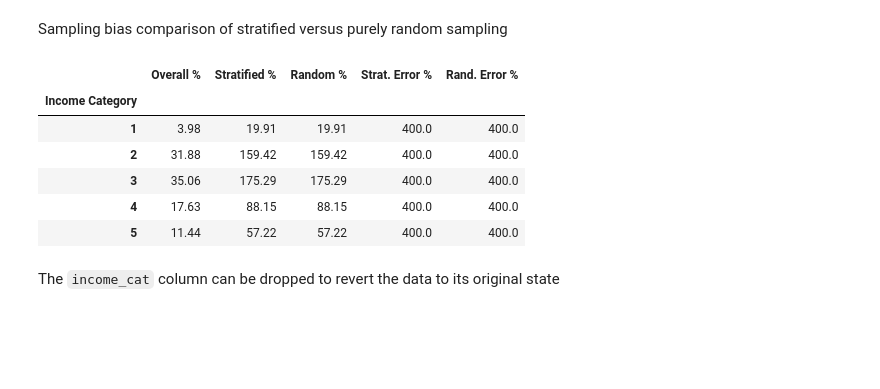
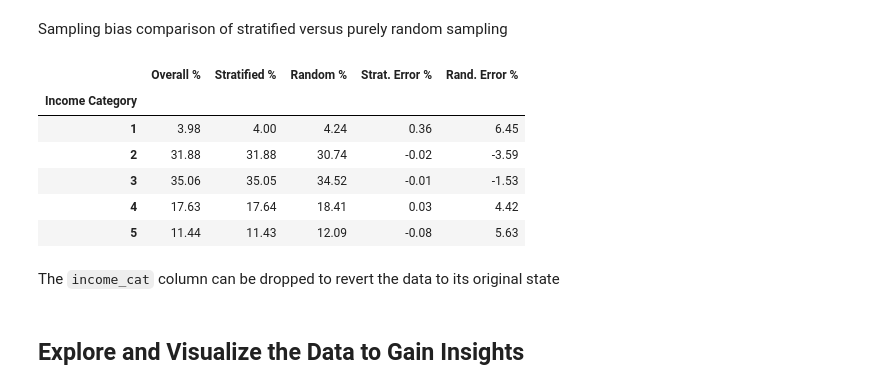
Before and after one commit to Ivan-Grigorev/Hands_On_ML_3, a Jupyter notebook: chapter_02.ipynb, the cells around one changed output. Cells and saved outputs as stored; diff of their text form; code cells hidden in the pictures; blank space fills up the shorter version.

Commit message:
Completed the "Explore and Visualize the Data to Gain Insights" section from Chapter 02

```diff
--- a/chapter_02.ipynb
+++ b/chapter_02.ipynb
@@ -179,36 +179,38 @@ strat_train_set, strat_test_set = train_test_split(
 Sampling bias comparison of stratified versus purely random sampling
 # %%
 def income_cat_proportions(data):
-    return housing['income_cat'].value_counts() / len(data)
+    return data['income_cat'].value_counts() / len(data)
 
 
 train_set, test_set = train_test_split(housing, test_size=0.2, random_state=42)
 
 compare_props = pd.DataFrame(
     {
         'Overall %': income_cat_proportions(housing),
         'Stratified %': income_cat_proportions(strat_test_set),
         'Random %': income_cat_proportions(test_set),
     }
 ).sort_index()
 compare_props.index.name = 'Income Category'
 compare_props['Strat. Error %'] = (
     compare_props['Stratified %'] / compare_props['Overall %'] - 1
 )
 compare_props['Rand. Error %'] = (
     compare_props['Random %'] / compare_props['Overall %'] - 1
 )
 (compare_props * 100).round(2)
 # %% [output]
 |  | Overall % | Stratified % | Random % | Strat. Error % | Rand. Error % |
 | Income Category |  |  |  |  |  |
-| 1 | 3.98 | 19.91 | 19.91 | 400.0 | 400.0 |
-| 2 | 31.88 | 159.42 | 159.42 | 400.0 | 400.0 |
-| 3 | 35.06 | 175.29 | 175.29 | 400.0 | 400.0 |
-| 4 | 17.63 | 88.15 | 88.15 | 400.0 | 400.0 |
-| 5 | 11.44 | 57.22 | 57.22 | 400.0 | 400.0 |
+| 1 | 3.98 | 4.00 | 4.24 | 0.36 | 6.45 |
+| 2 | 31.88 | 31.88 | 30.74 | -0.02 | -3.59 |
+| 3 | 35.06 | 35.05 | 34.52 | -0.01 | -1.53 |
+| 4 | 17.63 | 17.64 | 18.41 | 0.03 | 4.42 |
+| 5 | 11.44 | 11.43 | 12.09 | -0.08 | 5.63 |
 # %% [markdown]
 The `income_cat` column can be dropped to revert the data to its original state
 # %%
 for set_ in (strat_train_set, strat_test_set):
     set_.drop('income_cat', axis=1, inplace=True)
+# %% [markdown]
+<h2>Explore and Visualize the Data to Gain Insights</h2>
```
Also changed, not shown: parts of 18 cells of this notebook.
